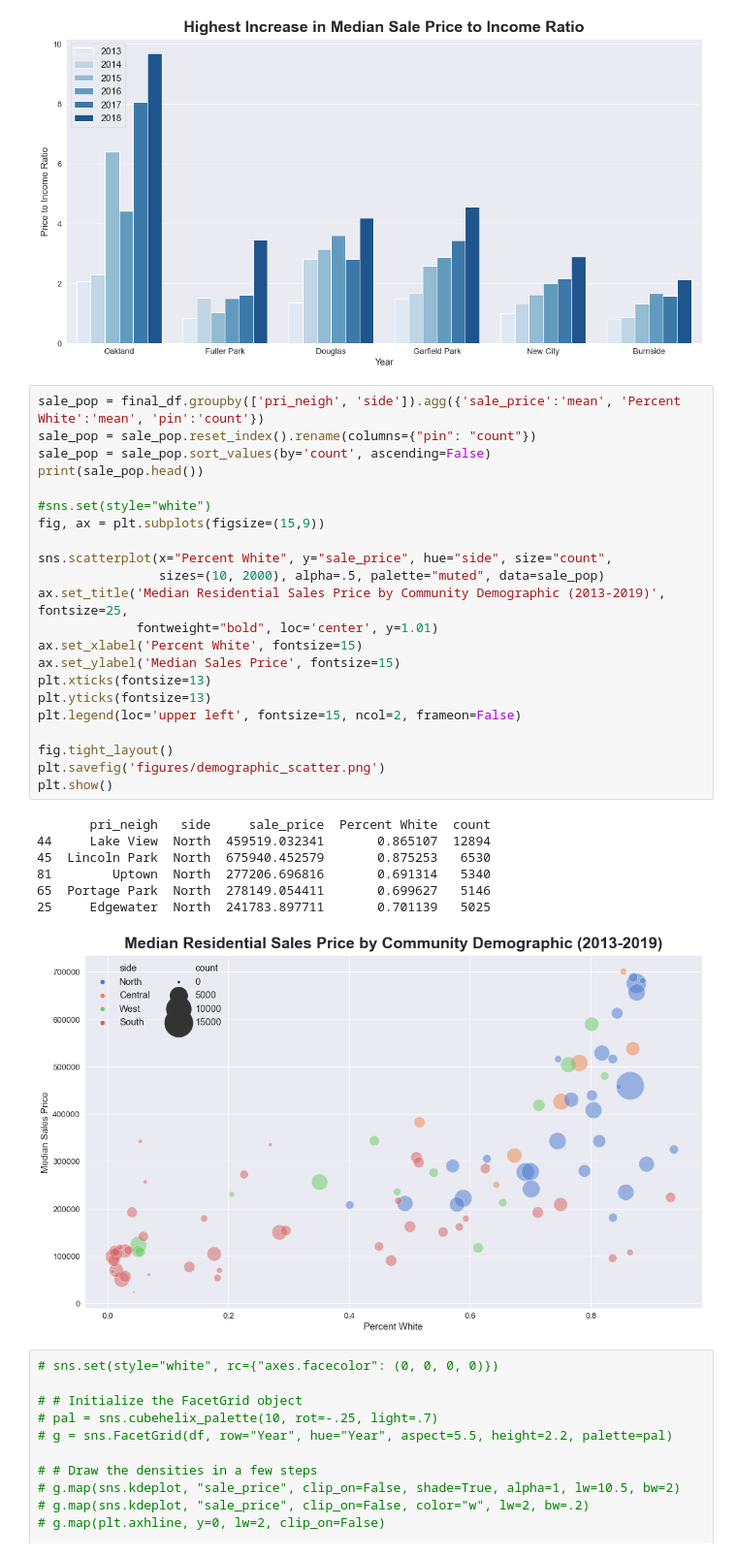
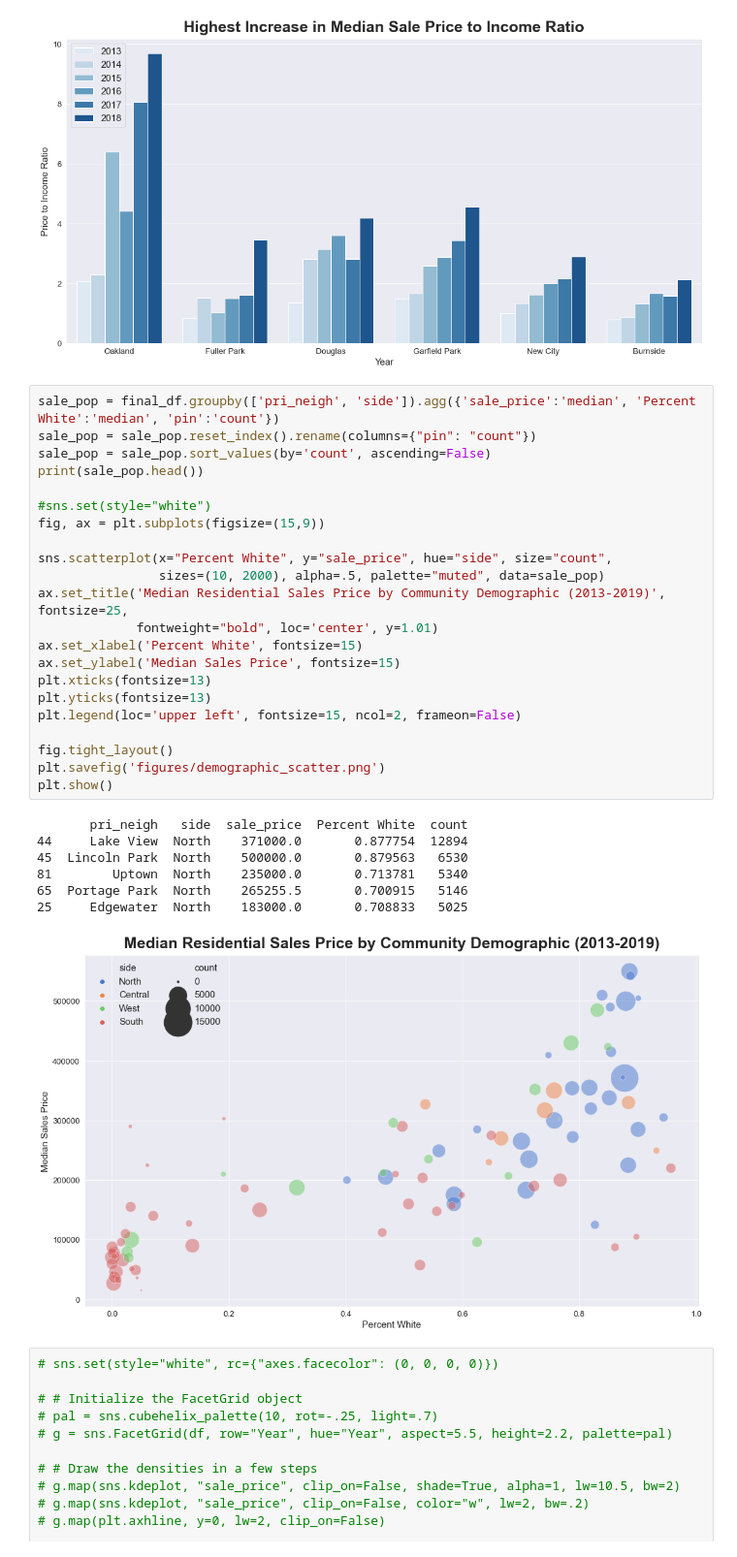
Before and after one commit to ymericson/ml-project, a Jupyter notebook: data_viz.ipynb, the cells around one changed output. Shown at 97% size. Cells and saved outputs as stored; diff of their text form.

```diff
--- a/data_viz.ipynb
+++ b/data_viz.ipynb
@@ -249,35 +249,35 @@ plt.show()
 57       New City  0.997755  1.347826  1.629265  2.002470  2.174163  2.903740
 [figure]
 # %%
-sale_pop = final_df.groupby(['pri_neigh', 'side']).agg({'sale_price':'mean', 'Percent White':'mean', 'pin':'count'})
+sale_pop = final_df.groupby(['pri_neigh', 'side']).agg({'sale_price':'median', 'Percent White':'median', 'pin':'count'})
 sale_pop = sale_pop.reset_index().rename(columns={"pin": "count"})
 sale_pop = sale_pop.sort_values(by='count', ascending=False)
 print(sale_pop.head())
 
 #sns.set(style="white")
 fig, ax = plt.subplots(figsize=(15,9))
 
 sns.scatterplot(x="Percent White", y="sale_price", hue="side", size="count",
                 sizes=(10, 2000), alpha=.5, palette="muted", data=sale_pop)
 ax.set_title('Median Residential Sales Price by Community Demographic (2013-2019)', fontsize=25,
              fontweight="bold", loc='center', y=1.01)
 ax.set_xlabel('Percent White', fontsize=15)
 ax.set_ylabel('Median Sales Price', fontsize=15)
 plt.xticks(fontsize=13)
 plt.yticks(fontsize=13)
 plt.legend(loc='upper left', fontsize=15, ncol=2, frameon=False)
 
 fig.tight_layout()
 plt.savefig('figures/demographic_scatter.png')
 plt.show()
 # %% [output]
-       pri_neigh   side     sale_price  Percent White  count
-44     Lake View  North  459519.032341       0.865107  12894
-45  Lincoln Park  North  675940.452579       0.875253   6530
-81        Uptown  North  277206.696816       0.691314   5340
-65  Portage Park  North  278149.054411       0.699627   5146
-25     Edgewater  North  241783.897711       0.701139   5025
+       pri_neigh   side  sale_price  Percent White  count
+44     Lake View  North    371000.0       0.877754  12894
+45  Lincoln Park  North    500000.0       0.879563   6530
+81        Uptown  North    235000.0       0.713781   5340
+65  Portage Park  North    265255.5       0.700915   5146
+25     Edgewater  North    183000.0       0.708833   5025
-[figure, old version]
+[figure, new version]
 # %%
 # sns.set(style="white", rc={"axes.facecolor": (0, 0, 0, 0)})
 
```
Also changed, not shown: parts of 9 cells of this notebook, 2 other files.
